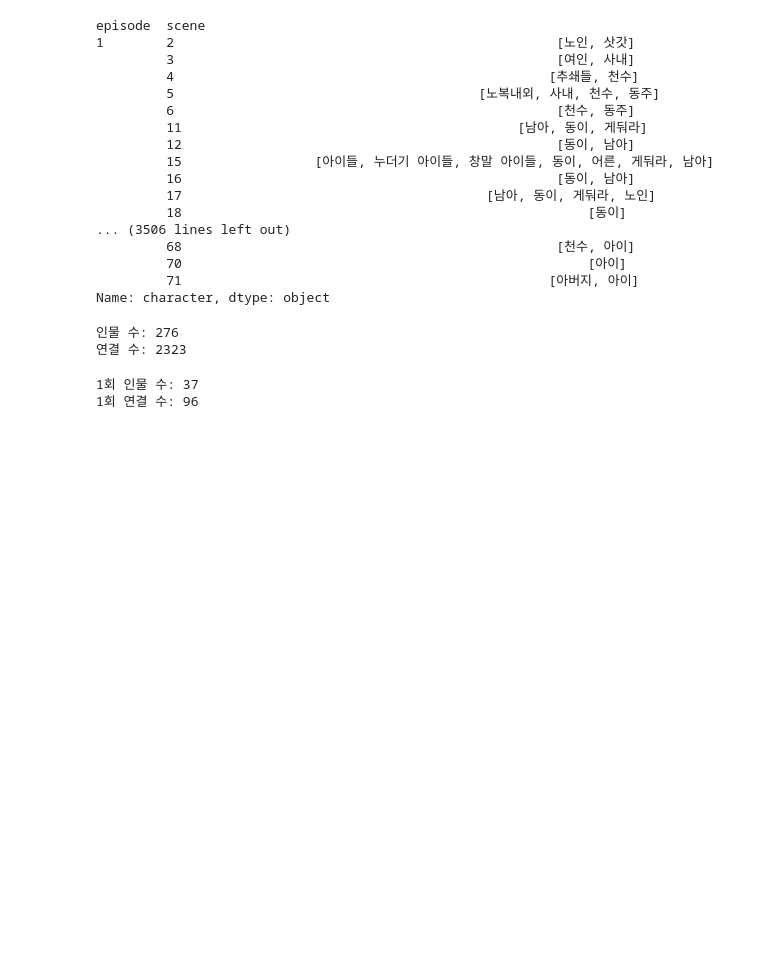
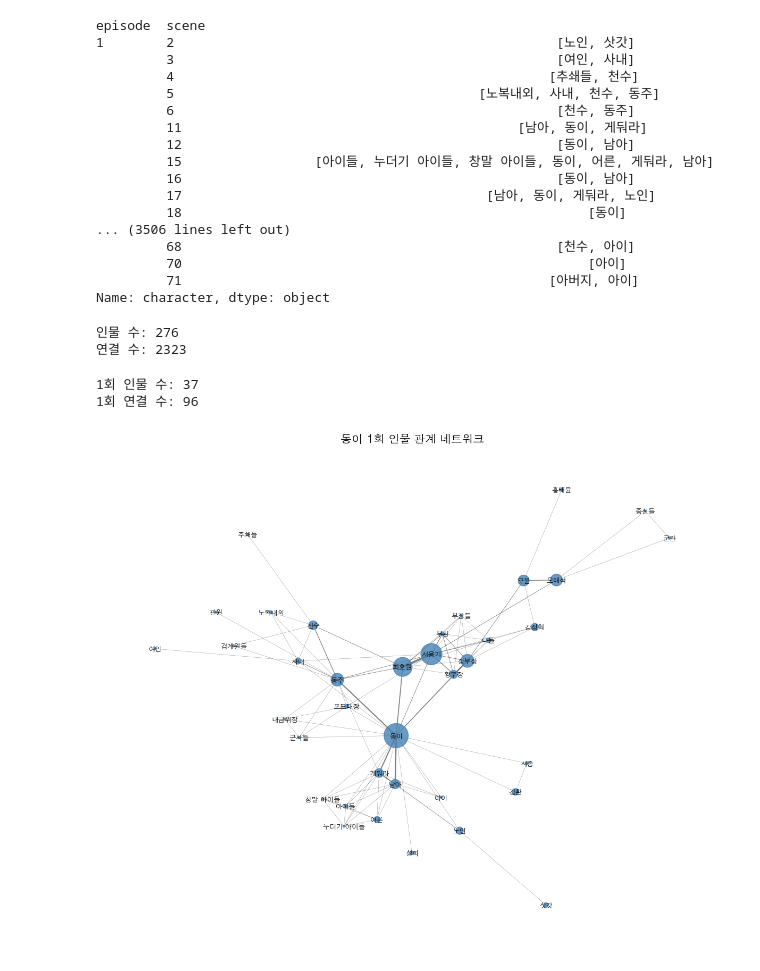
Before and after one commit to ShinWonjung/network-graph-dongyi, a Jupyter notebook: analysis.ipynb, the cells around one changed output. Drawn from its saved outputs; the diff is of its cells as text; code cells hidden in the pictures; blank space fills up the shorter version.

```diff
--- a/analysis.ipynb
+++ b/analysis.ipynb
@@ -263,3 +263,34 @@ print(f"1회 연결 수: {G_ep1.number_of_edges()}")
 # %% [output]
 1회 인물 수: 37
 1회 연결 수: 96
+# %%
+# 회차별 시각화
+def draw_episode_graph(G, episode_num):
+    plt.figure(figsize=(12,10))
+
+    # 레이아웃 설정 (인물 위치)
+    # 주인공 가운데 배치
+    pos = nx.spring_layout(G, seed=42, pos={'동이': (0, 0)}, fixed=['동이'])
+
+    # 연결 가중치
+    weights = [G[u][v]['weight'] for u, v in G.edges()]
+
+    # 노드 크기
+    node_sizes = [df_all[df_all['episode'] == episode_num]
+                  # 인물별 대사 수 집계, * 10 하여 크기 정하기
+                  ['character'].value_counts().get(node, 1) * 10
+                  for node in G.nodes()]
+
+    # 그리기
+    nx.draw_networkx_nodes(G, pos, node_size=node_sizes, node_color='steelblue', alpha=0.8)
+    nx.draw_networkx_edges(G, pos, width=[w * 0.3 for w in weights], alpha=0.5)
+    nx.draw_networkx_labels(G, pos, font_family='AppleGothic', font_size=9)
+
+    plt.title(f'동이 {episode_num}회 인물 관계 네트워크', fontsize=15)
+    plt.axis('off')
+    plt.tight_layout()
+    plt.show()
+# %%
+draw_episode_graph(G_ep1, 1)
+# %% [output]
+[figure, added]
```
Also changed, not shown: parts of 3 cells of this notebook.
